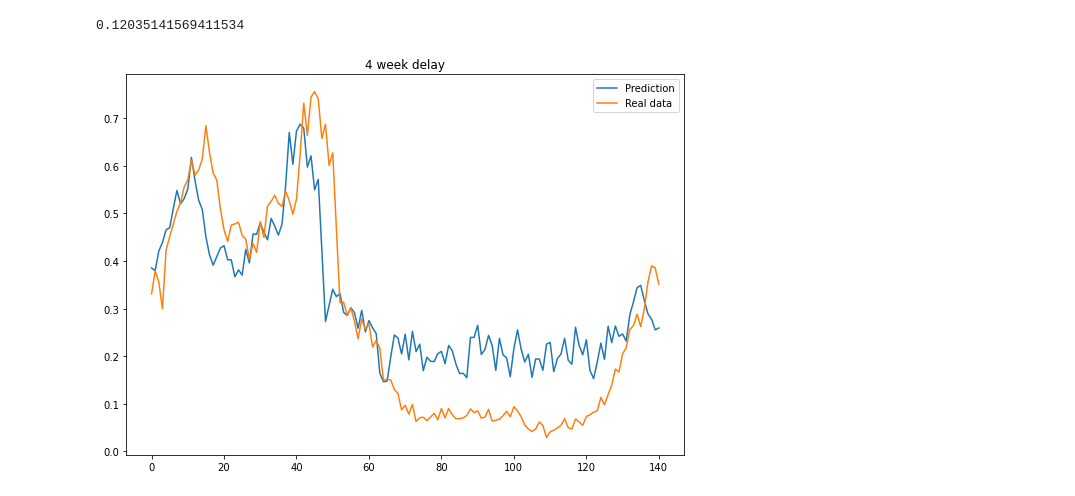
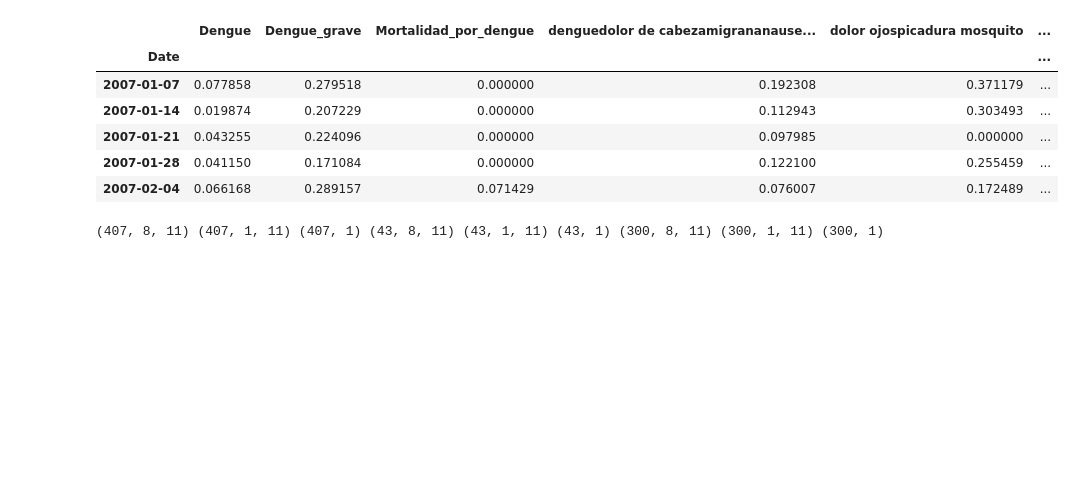
Before and after one commit to Juanmontenegro99/EWS_Dengue_DL, a Jupyter notebook: Code/LSTM.ipynb, the cells around one changed output. Cells and saved outputs as stored; diff of their text form; code cells hidden in the pictures; blank space fills up the shorter version.

Commit message:
Update Tesis II model

```diff
--- a/Code/LSTM.ipynb
+++ b/Code/LSTM.ipynb
@@ -265,14 +81,15 @@ plt.show()
-# %%
-yhat = model.predict(test_X)
-sqrt(mean_squared_error(yhat[:,0], test_y[:,0,0]))
-# %% [output]
-0.12035141569411534
-# %%
-plt.figure(figsize=(10,7))
-plt.plot(yhat[:,0], label='Prediction')
-plt.plot(test_y[:,:,0], label = 'Real data')
-plt.legend()
-plt.title(str(lag_t)+' week delay')
-plt.show()
-# %% [output]
-[figure, removed]
+# %%
+# Scaling and normalizing data.
+scaler      = MinMaxScaler()
+data_scaled = scaler.fit_transform(dataset)
+dataset1    = pd.DataFrame(data_scaled, index = dataset.index,
+                        columns = dataset.columns)
+dataset1.head()
+# %% [output]
+|  | Dengue | Dengue_grave | Mortalidad_por_dengue | denguedolor de cabezamigrananause... | dolor ojospicadura mosquito | ... |
+| Date |  |  |  |  |  | ... |
+| 2007-01-07 | 0.077858 | 0.279518 | 0.000000 | 0.192308 | 0.371179 | ... |
+| 2007-01-14 | 0.019874 | 0.207229 | 0.000000 | 0.112943 | 0.303493 | ... |
+| 2007-01-21 | 0.043255 | 0.224096 | 0.000000 | 0.097985 | 0.000000 | ... |
+| 2007-01-28 | 0.041150 | 0.171084 | 0.000000 | 0.122100 | 0.255459 | ... |
+| 2007-02-04 | 0.066168 | 0.289157 | 0.071429 | 0.076007 | 0.172489 | ... |
@@ -278,0 +175,42 @@ plt.show()
+# %%
+# Define the time steps for the encoder and decoder input and output.
+n_steps_in  = 8
+n_steps_out = 1
+
+# Create the input sequences function.
+def create_sequences(encoder_data, decoder_data, target_data, n_steps_in,
+                     n_steps_out):
+    X_encoder, X_decoder, y = [], [], []
+
+    for i in range(n_steps_in, len(encoder_data) - n_steps_out):
+        encoder_seq = encoder_data[i - n_steps_in:i, :]
+        decoder_seq = decoder_data[i:i + n_steps_out, :]
+        target_seq  = target_data[i:i + n_steps_out]
+
+        X_encoder.append(encoder_seq)
+        X_decoder.append(decoder_seq)
+        y.append(target_seq)
+
+    return np.array(X_encoder), np.array(X_decoder), np.array(y)
+
+# Create the train, validation and test sequences for the model.
+X_train_encoder, X_train_decoder, train_y = create_sequences(train_data.values,
+                                                             train_data.values,
+                                                             train_target.values,
+                                                             n_steps_in,
+                                                             n_steps_out)
+X_val_encoder, X_val_decoder, val_y = create_sequences(val_data.values,
+                                                       val_data.values,
+                                                       val_target.values,
+                                                       n_steps_in, n_steps_out)
+X_test_encoder, X_test_decoder, test_y = create_sequences(test_data.values,
+                                                          test_data.values,
+                                                          test_target.values,
+                                                          n_steps_in,
+                                                          n_steps_out)
+
+print(X_train_encoder.shape, X_train_decoder.shape, train_y.shape,
+      X_val_encoder.shape, X_val_decoder.shape, val_y.shape,
+      X_test_encoder.shape, X_test_decoder.shape, test_y.shape)
+# %% [output]
+(407, 8, 11) (407, 1, 11) (407, 1) (43, 8, 11) (43, 1, 11) (43, 1) (300, 8, 11) (300, 1, 11) (300, 1)
```
Also changed, not shown: parts of 29 cells of this notebook, 1 other file.
